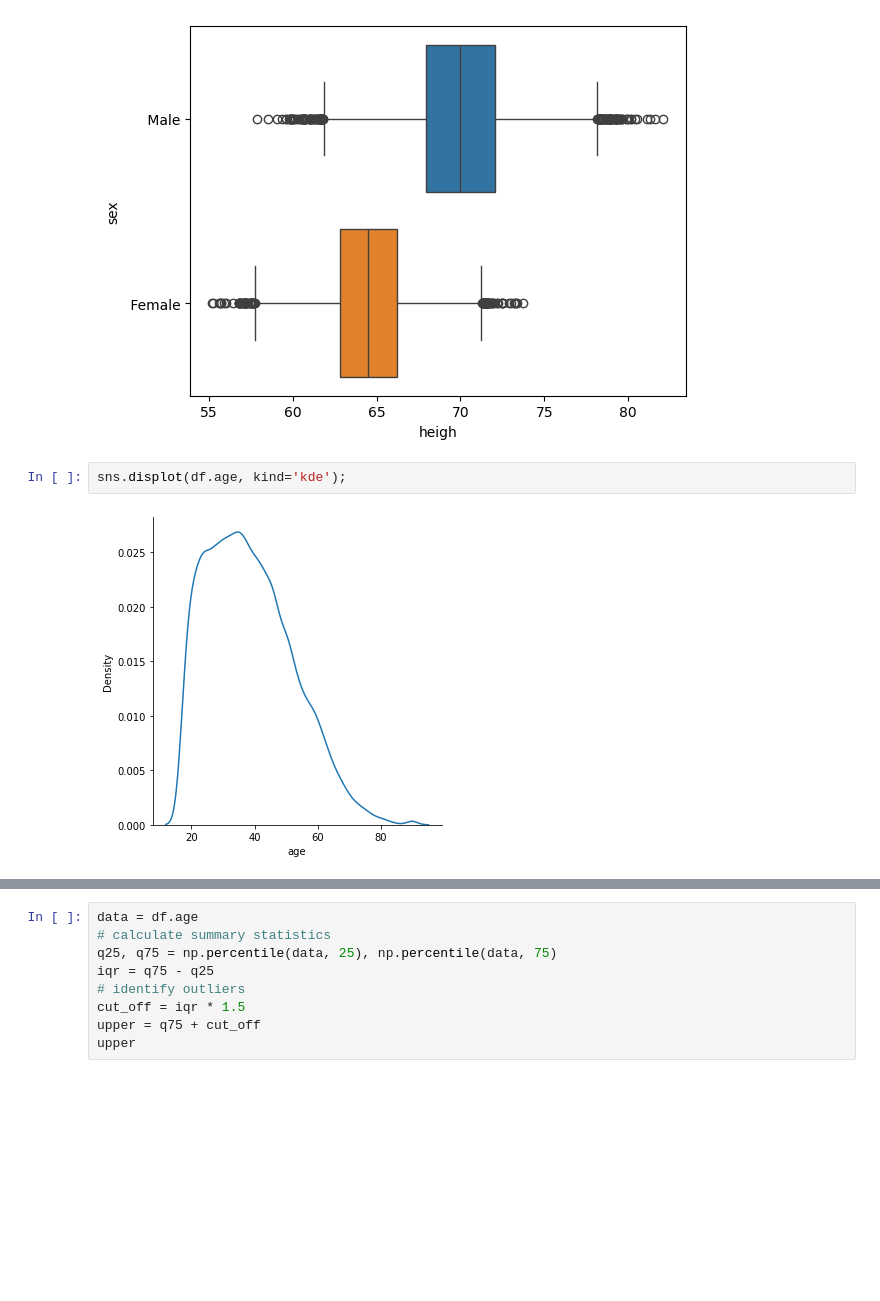
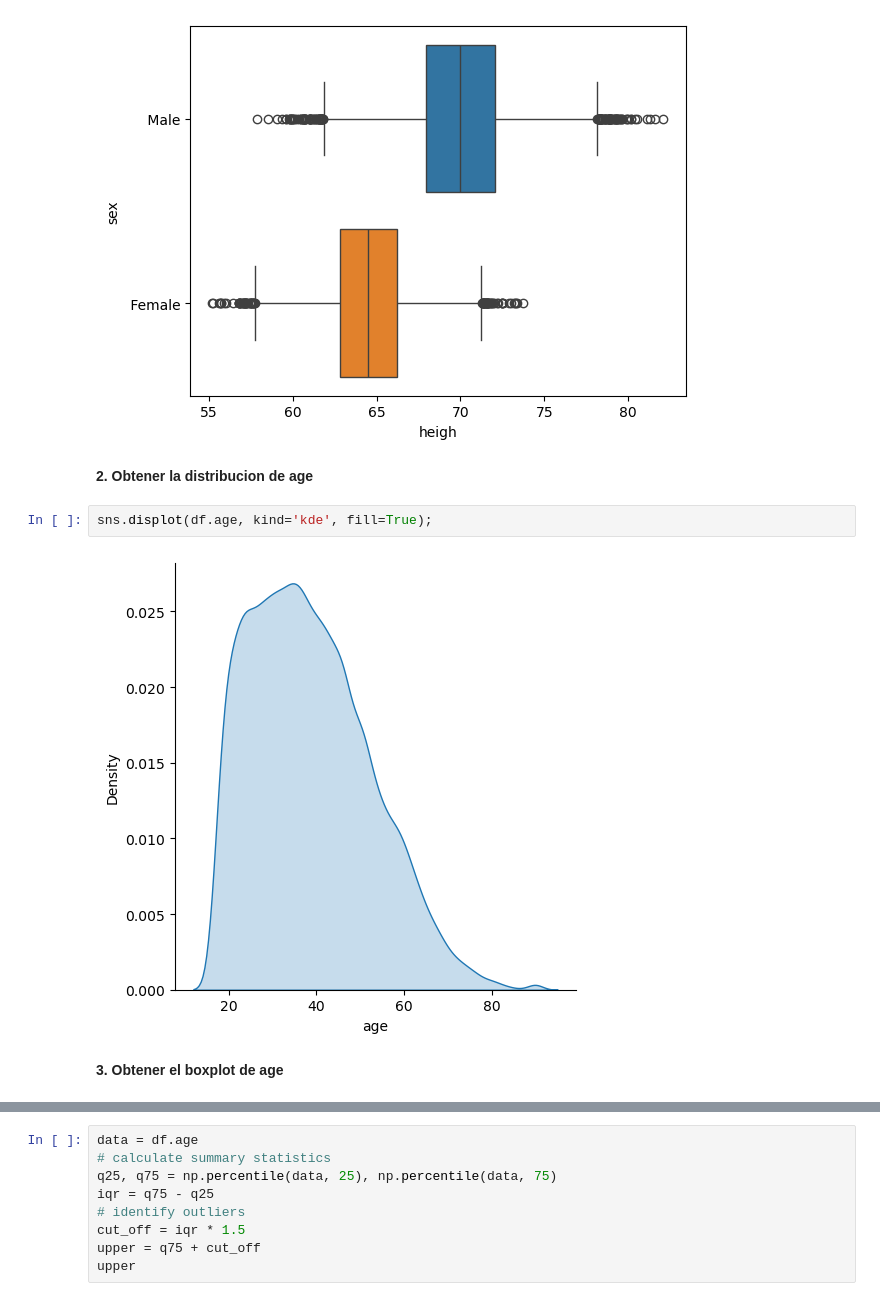
Before and after one commit to jbernalg/Learning_Data, a Jupyter notebook: Course_ML2/Semana_09/Data_viz_II.ipynb, the cells around one changed output, grey strips where cells are left out. Saved outputs shown, nothing was run; the diff lists cells and outputs as text; blank space fills up the shorter version.

Commit message:
boxplot 1.2

```diff
--- a/Course_ML2/Semana_09/Data_viz_II.ipynb
+++ b/Course_ML2/Semana_09/Data_viz_II.ipynb
@@ -53,10 +53,14 @@ __1. Obtener el boxplot de heigh basado en el sexo__
 sns.boxplot(x=df.heigh, y=df.sex, hue=df.sex);
 # %% [output]
 [figure]
+# %% [markdown]
+__2. Obtener la distribucion de age__
 # %%
-sns.displot(df.age, kind='kde');
+sns.displot(df.age, kind='kde', fill=True);
 # %% [output]
-[figure, old version]
+[figure, new version]
+# %% [markdown]
+__3. Obtener el boxplot de age__
 # %%
 sns.boxplot(x=df.age);
 # %% [output]
```
Also changed, not shown: parts of 1 cell of this notebook.
